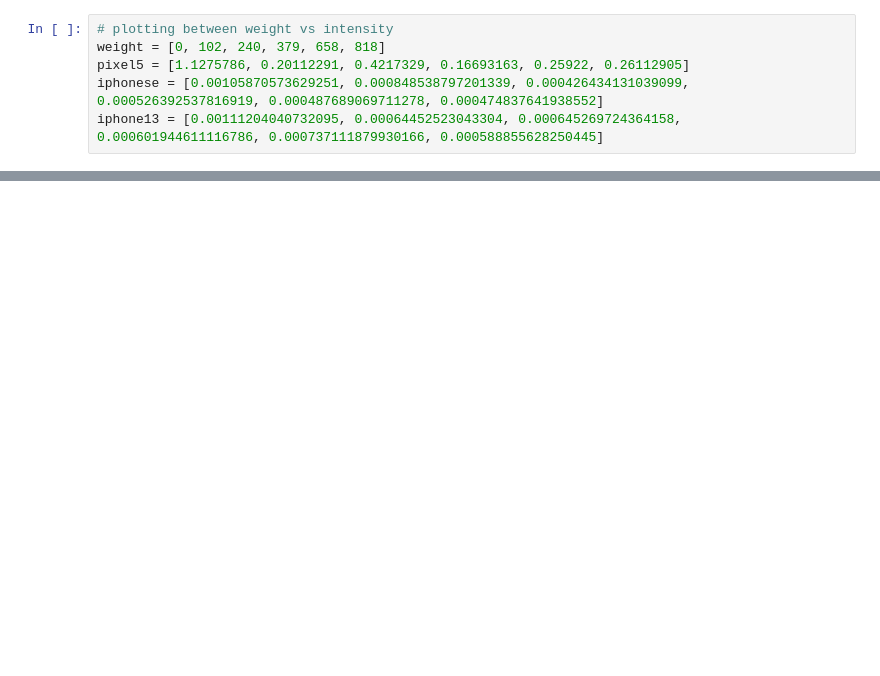
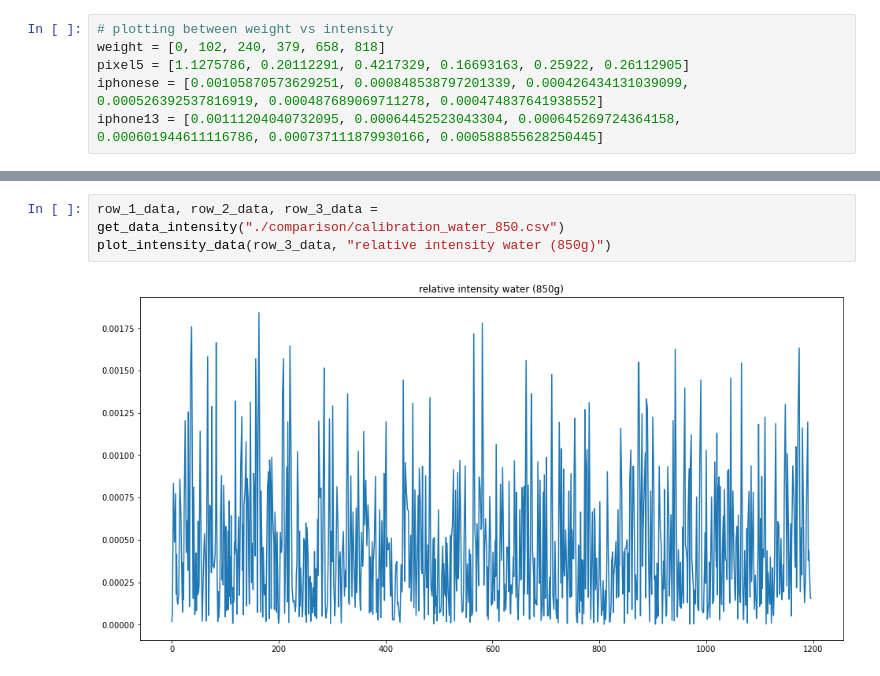
Before and after one commit to pat266/Motif, a Jupyter notebook: experiments/experiment-data/graph.ipynb, the cells around one changed output, grey strips where cells are left out. Saved outputs shown, nothing was run; the diff lists cells and outputs as text; blank space fills up the shorter version.

```diff
--- a/experiments/experiment-data/graph.ipynb
+++ b/experiments/experiment-data/graph.ipynb
@@ -132,0 +142,5 @@ plot_intensity_data(row_3_data, "relative intensity array")
+# %%
+row_1_data, row_2_data, row_3_data = get_data_intensity("./comparison/calibration_water_850.csv")
+plot_intensity_data(row_3_data, "relative intensity water (850g)")
+# %% [output]
+[figure, added]
```
Also changed, not shown: parts of 9 cells of this notebook, 9 other files.
